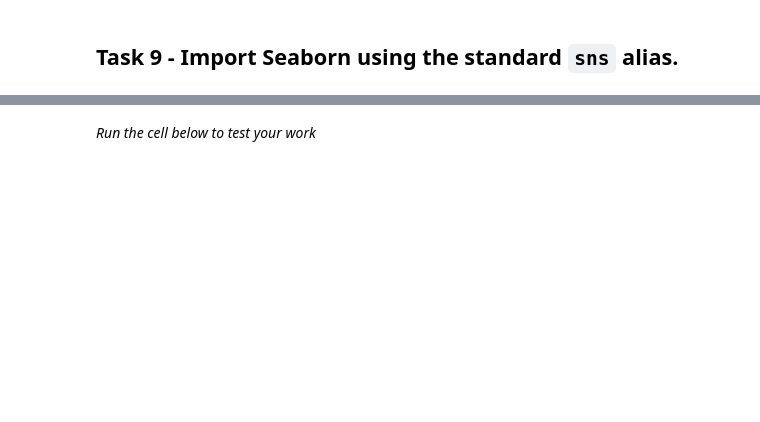
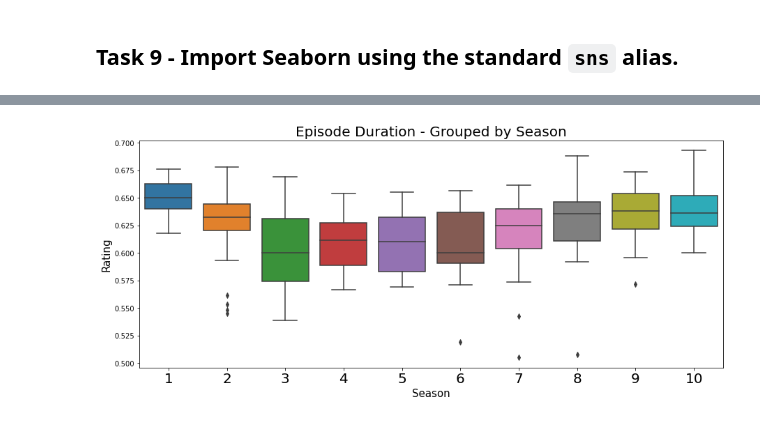
Before and after one commit to pjlannoo/data-visualization-friends, a Jupyter notebook: .solution_files/index.ipynb, the cells around one changed output, grey strips where cells are left out. Cells and saved outputs as stored; diff of their text form; code cells hidden in the pictures; blank space fills up the shorter version.

```diff
--- a/.solution_files/index.ipynb
+++ b/.solution_files/index.ipynb
@@ -524,40 +217,11 @@ Below is an example of what your visualization should look like:
 # %%
 plot_five_fig, plot_five_ax = plt.subplots(figsize=(15,6))
 
 sns.boxplot(x="Season", y="Rating", data=df, ax=plot_five_ax)
 plot_five_ax.set_title('Episode Duration - Grouped by Season', fontsize=20)
 plot_five_ax.set_xlabel('Season', fontsize=15)
 plot_five_ax.set_ylabel('Rating', fontsize=15)
 plot_five_ax.set_xticklabels([tick for tick in range(1, 11)], size=20)
 plot_five_fig.savefig('static/season_duration_boxplot.png')
-
-class SeasonRatings:
-    def __init__(self, ax):
-        self.ax = ax
-        self.title = 'Episode Duration - Grouped by Season'
-        self.xlabel = 'Season'
-        self.ylabel = 'Rating'
-
-    def test_title(self, output = True):
-        if self.ax.title.get_text() == self.title:
-            return '✅ title is set correctly'
-        else:
-            return f'🚫 title = {self.ax.title.get_text()} but should be {self.title}'
-
-
-    def test_xlabel(self, output=True):
-        if self.ax.get_xlabel() == self.xlabel:
-            return '✅ xlabel is set correctly'
-        else:
-            return f'🚫 xlabel = {self.ax.get_xlabel()} but should be {self.xlabel}'
-
-    def test_ylabel(self, output=True):
-        if self.ax.get_ylabel() == self.ylabel:
-            return '✅ xlabel is set correctly'
-        else:
-            return f'🚫 xlabel = {self.ax.get_ylabel()} but should be {self.ylabel}'
-
-
-tests.save(SeasonRatings, 'SeasonRatings')
+# %% [output]
+[figure, added]
-# %% [markdown]
-*Run the cell below to test your work*
```
Also changed, not shown: parts of 39 cells of this notebook, 16 other files.
